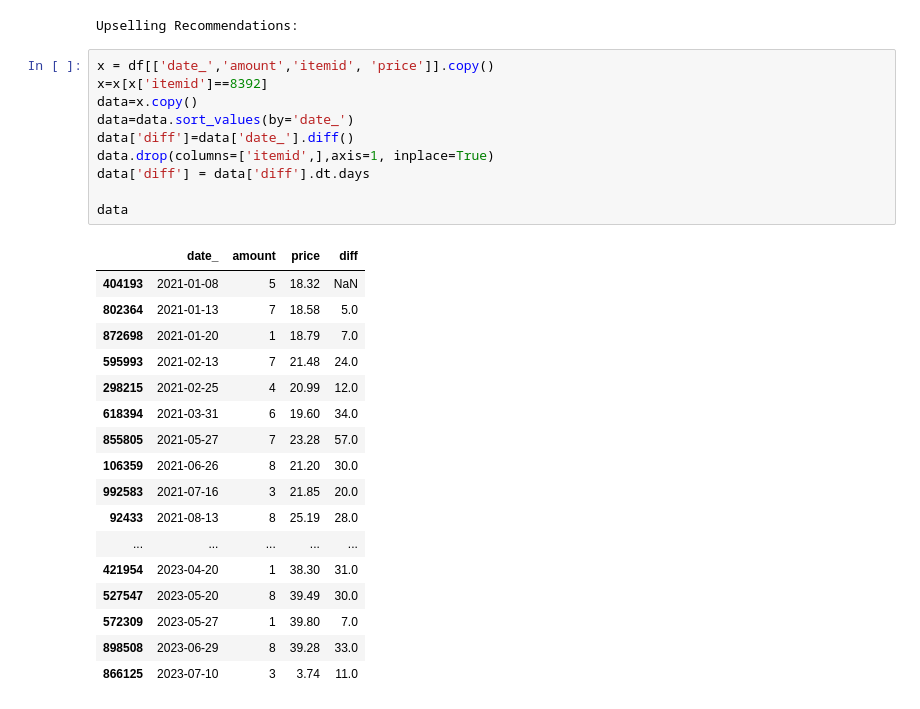
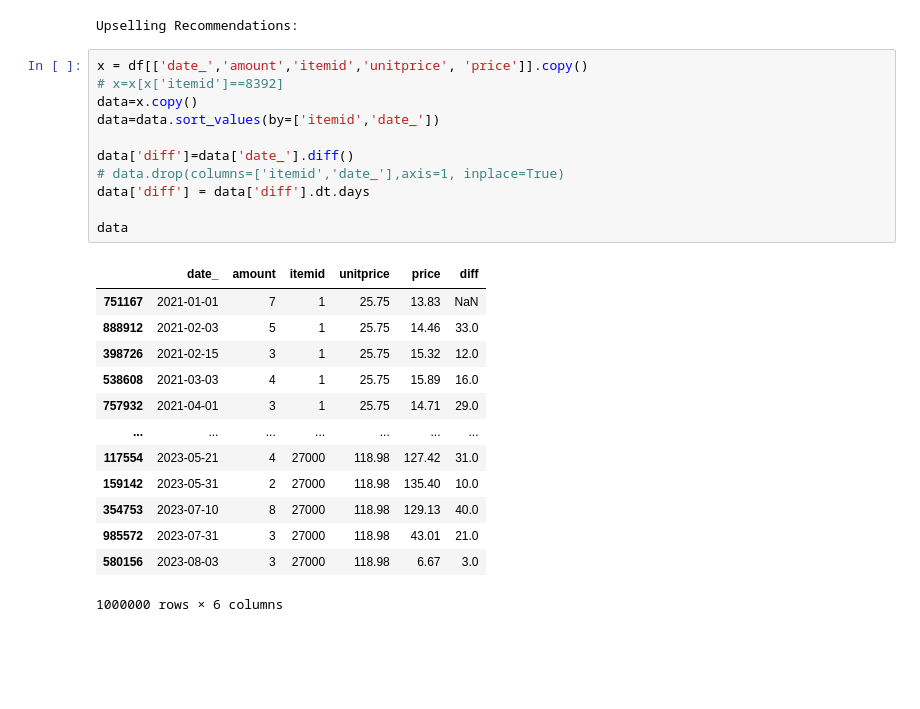
Before and after one commit to MariamTakoo/Availa-GP, a Jupyter notebook: DataCleaned_.ipynb, the cells around one changed output. Drawn from its saved outputs; the diff is of its cells as text; blank space fills up the shorter version.

```diff
--- a/DataCleaned_.ipynb
+++ b/DataCleaned_.ipynb
@@ -647,30 +636,27 @@ for idx, row in top_upselling.iterrows():
 # %% [output]
 Upselling Recommendations:
 # %%
-x = df[['date_','amount','itemid', 'price']].copy()
-x=x[x['itemid']==8392]
+x = df[['date_','amount','itemid','unitprice', 'price']].copy()
+# x=x[x['itemid']==8392]
 data=x.copy()
-data=data.sort_values(by='date_')
+data=data.sort_values(by=['itemid','date_'])
+
 data['diff']=data['date_'].diff()
-data.drop(columns=['itemid',],axis=1, inplace=True)
+# data.drop(columns=['itemid','date_'],axis=1, inplace=True)
 data['diff'] = data['diff'].dt.days
 
 data
 # %% [output]
-|  | date_ | amount | price | diff |
-| 404193 | 2021-01-08 | 5 | 18.32 | NaN |
-| 802364 | 2021-01-13 | 7 | 18.58 | 5.0 |
-| 872698 | 2021-01-20 | 1 | 18.79 | 7.0 |
-| 595993 | 2021-02-13 | 7 | 21.48 | 24.0 |
-| 298215 | 2021-02-25 | 4 | 20.99 | 12.0 |
-| 618394 | 2021-03-31 | 6 | 19.60 | 34.0 |
-| 855805 | 2021-05-27 | 7 | 23.28 | 57.0 |
-| 106359 | 2021-06-26 | 8 | 21.20 | 30.0 |
-| 992583 | 2021-07-16 | 3 | 21.85 | 20.0 |
-| 92433 | 2021-08-13 | 8 | 25.19 | 28.0 |
-| ... | ... | ... | ... | ... |
-| 421954 | 2023-04-20 | 1 | 38.30 | 31.0 |
-| 527547 | 2023-05-20 | 8 | 39.49 | 30.0 |
-| 572309 | 2023-05-27 | 1 | 39.80 | 7.0 |
-| 898508 | 2023-06-29 | 8 | 39.28 | 33.0 |
-| 866125 | 2023-07-10 | 3 | 3.74 | 11.0 |
+|  | date_ | amount | itemid | unitprice | price | diff |
+| 751167 | 2021-01-01 | 7 | 1 | 25.75 | 13.83 | NaN |
+| 888912 | 2021-02-03 | 5 | 1 | 25.75 | 14.46 | 33.0 |
+| 398726 | 2021-02-15 | 3 | 1 | 25.75 | 15.32 | 12.0 |
+| 538608 | 2021-03-03 | 4 | 1 | 25.75 | 15.89 | 16.0 |
+| 757932 | 2021-04-01 | 3 | 1 | 25.75 | 14.71 | 29.0 |
+| ... | ... | ... | ... | ... | ... | ... |
+| 117554 | 2023-05-21 | 4 | 27000 | 118.98 | 127.42 | 31.0 |
+| 159142 | 2023-05-31 | 2 | 27000 | 118.98 | 135.40 | 10.0 |
+| 354753 | 2023-07-10 | 8 | 27000 | 118.98 | 129.13 | 40.0 |
+| 985572 | 2023-07-31 | 3 | 27000 | 118.98 | 43.01 | 21.0 |
+| 580156 | 2023-08-03 | 3 | 27000 | 118.98 | 6.67 | 3.0 |
+1000000 rows × 6 columns
```
Also changed, not shown: parts of 15 cells of this notebook.
